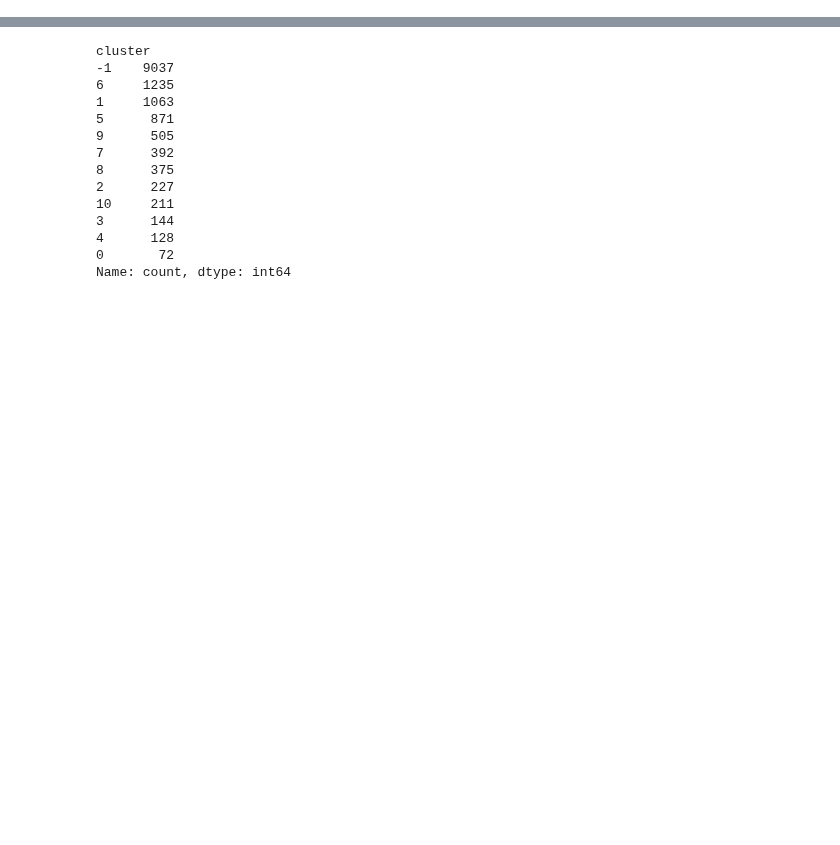
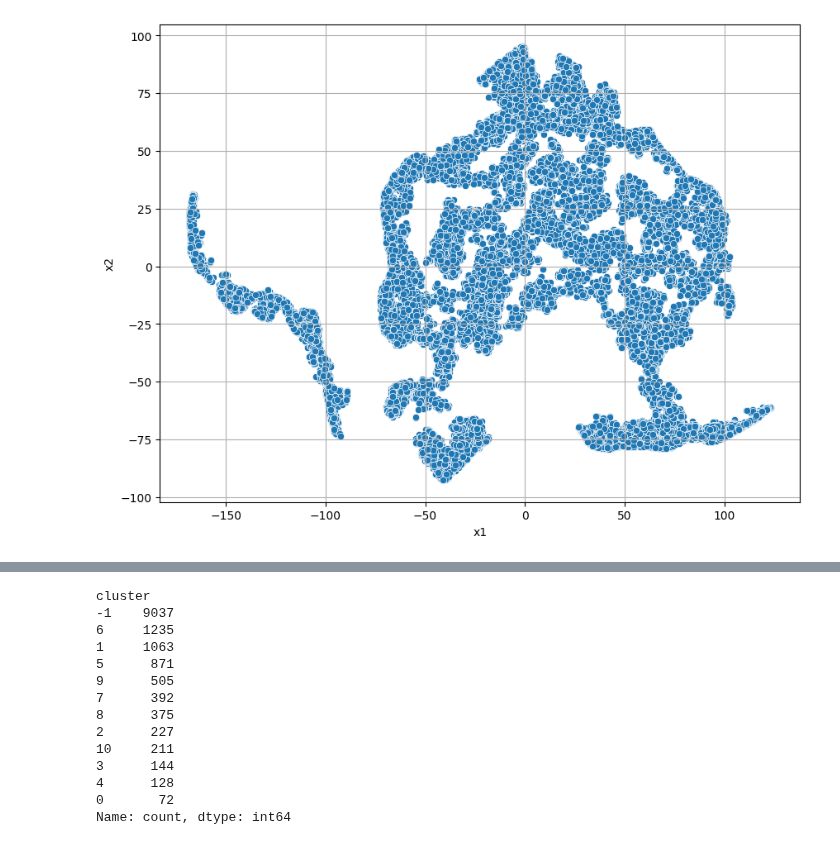
Before and after one commit to kacper-drabicki/redshift, a Jupyter notebook: clustering_experiments.ipynb, the cells around one changed output, grey strips where cells are left out. Drawn from its saved outputs; the diff is of its cells as text; code cells hidden in the pictures; blank space fills up the shorter version.

```diff
--- a/clustering_experiments.ipynb
+++ b/clustering_experiments.ipynb
@@ -59,0 +57,6 @@ plt.grid(True)
+# %%
+plt.figure(figsize=(10,7.5))
+sns.scatterplot(data=X_test_embedded, x="x1", y="x2")
+plt.grid(True)
+# %% [output]
+[figure, added]
```
Also changed, not shown: parts of 9 cells of this notebook, 7 other files.
